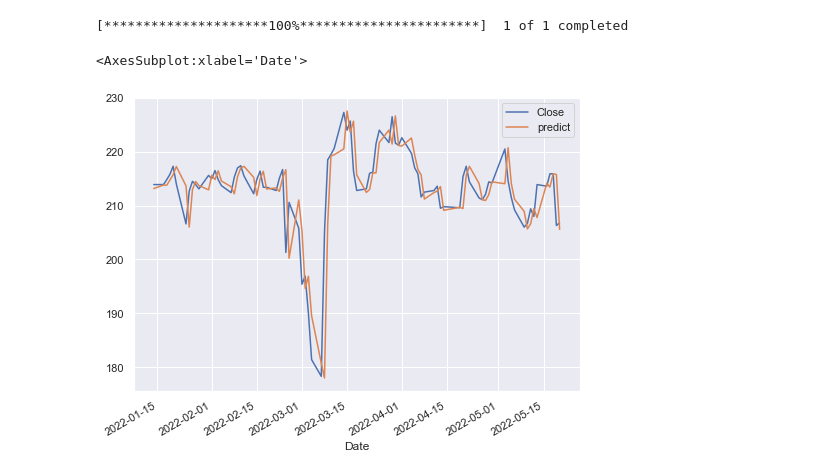
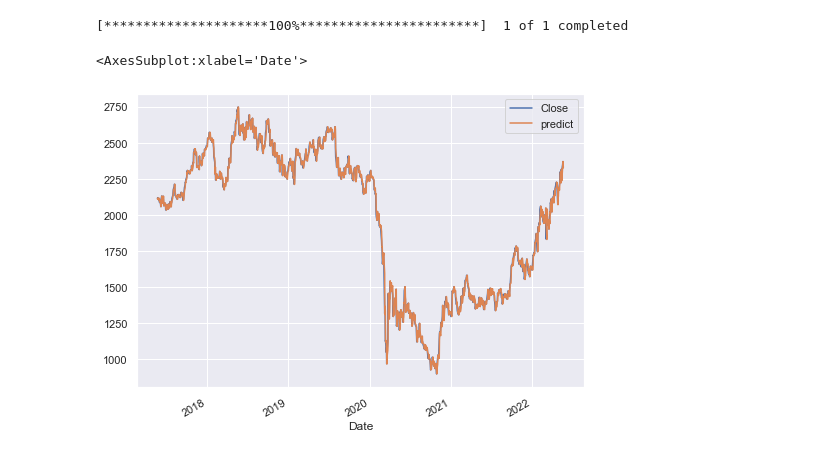
Before and after one commit to BenCollinsSheerin/main, a Jupyter notebook: test.ipynb, the cells around one changed output. Drawn from its saved outputs; the diff is of its cells as text; code cells hidden in the pictures.

```diff
--- a/test.ipynb
+++ b/test.ipynb
@@ -1,26 +1,27 @@
 # %%
 import numpy as np
 import pandas as pd
 import pandas_datareader as pdr
 import matplotlib.pyplot as plt
 from matplotlib import rcParams
 rcParams['figure.figsize'] = 8, 6
 import seaborn as sb
 import yfinance as yf
 sb.set()
 
-SHEL = yf.download(tickers='MNG.L', period='90d')
+SHEL = yf.download(tickers='SHEL.L', period='5y')
 SHEL_close = pd.DataFrame(SHEL.Close, columns = ['Close'])
 SHEL_close['lag_1'] = SHEL_close.Close.shift(1)
 SHEL_close['lag_2'] = SHEL_close.Close.shift(2)
 SHEL_close.dropna(inplace = True)
 #print(SHEL_close)
 
 lr = np.linalg.lstsq(SHEL_close[['lag_1', 'lag_2']], SHEL_close['Close'], rcond = None)[0]
 
 SHEL_close['predict'] = np.dot(SHEL_close[['lag_1', 'lag_2']], lr)
+SHEL_close['change'] = SHEL_close['predict'] / SHEL_close['Close']
 SHEL_close[['Close', 'predict']].plot()
 # %% [output]
 [*********************100%***********************]  1 of 1 completed
 <AxesSubplot:xlabel='Date'>
-[figure, old version]
+[figure, new version]
```
